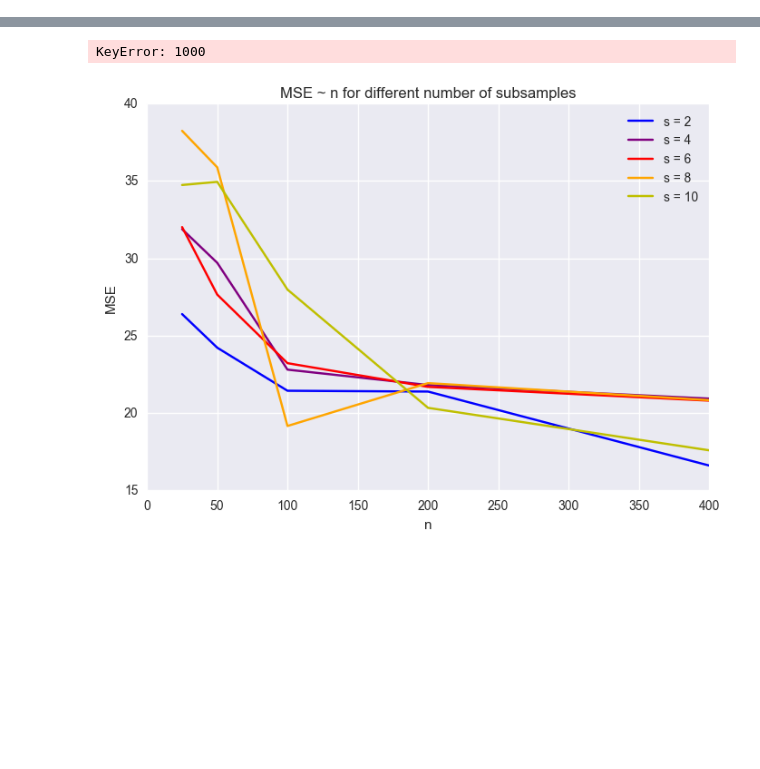
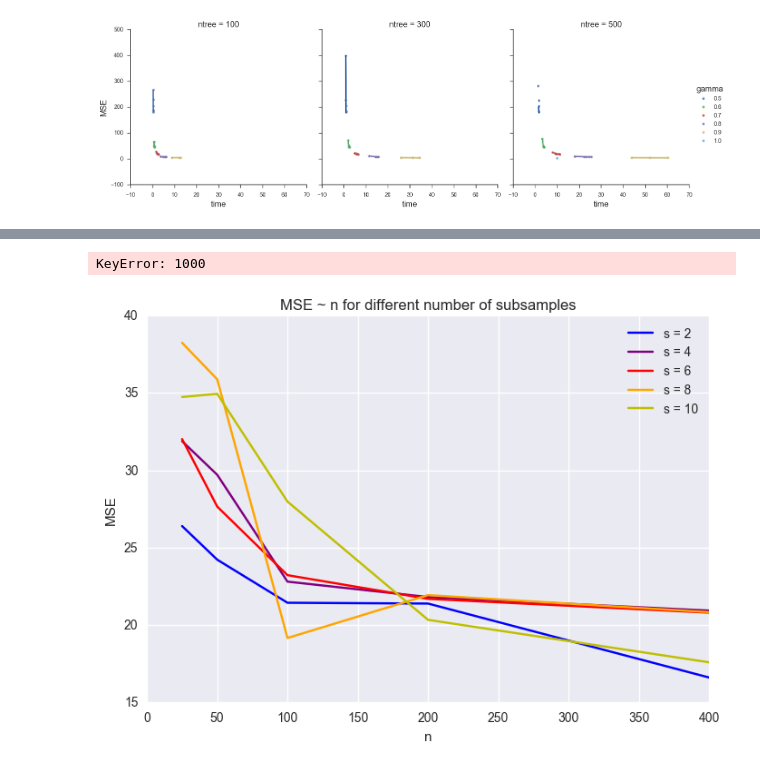
Before and after one commit to zihaoxu/BLB-RF-Simulation, a Jupyter notebook: Ipython - n_gamma_pct_MSE.ipynb, the cells around one changed output, grey strips where cells are left out. Cells and saved outputs as stored; diff of their text form; code cells hidden in the pictures; blank space fills up the shorter version.

```diff
--- a/Ipython - n_gamma_pct_MSE.ipynb
+++ b/Ipython - n_gamma_pct_MSE.ipynb
@@ -41,2 +40,7 @@ plt.show()
+# %%
+sns.lmplot(x = 'time', y = 'MSE', hue = 'gamma', data = df, col = 'ntree',lowess=True)
+plt.show()
+# %% [output]
+[figure, added]
 # %%
 plt.figure()
```
Also changed, not shown: parts of 8 cells of this notebook, 13 other files.
